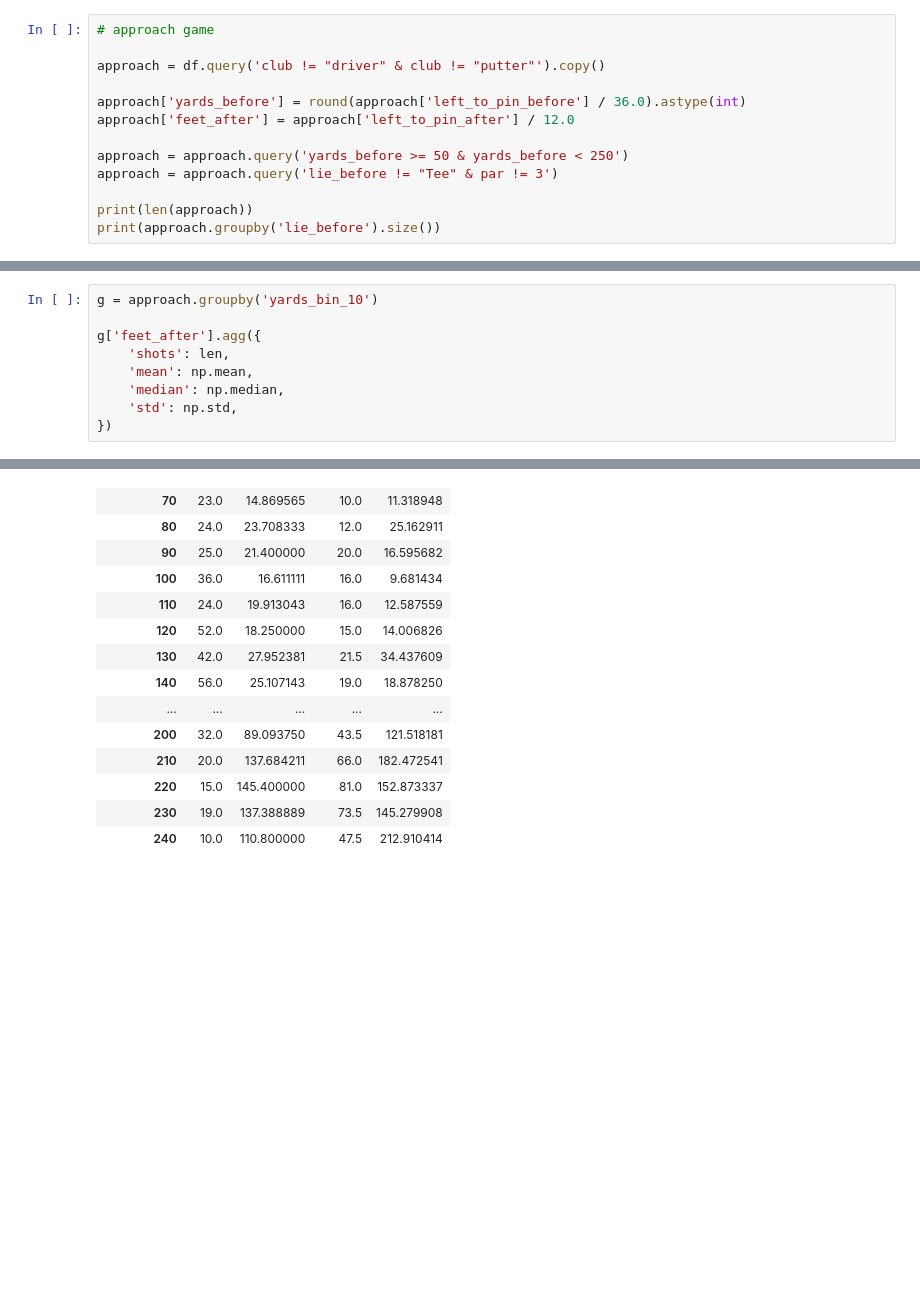
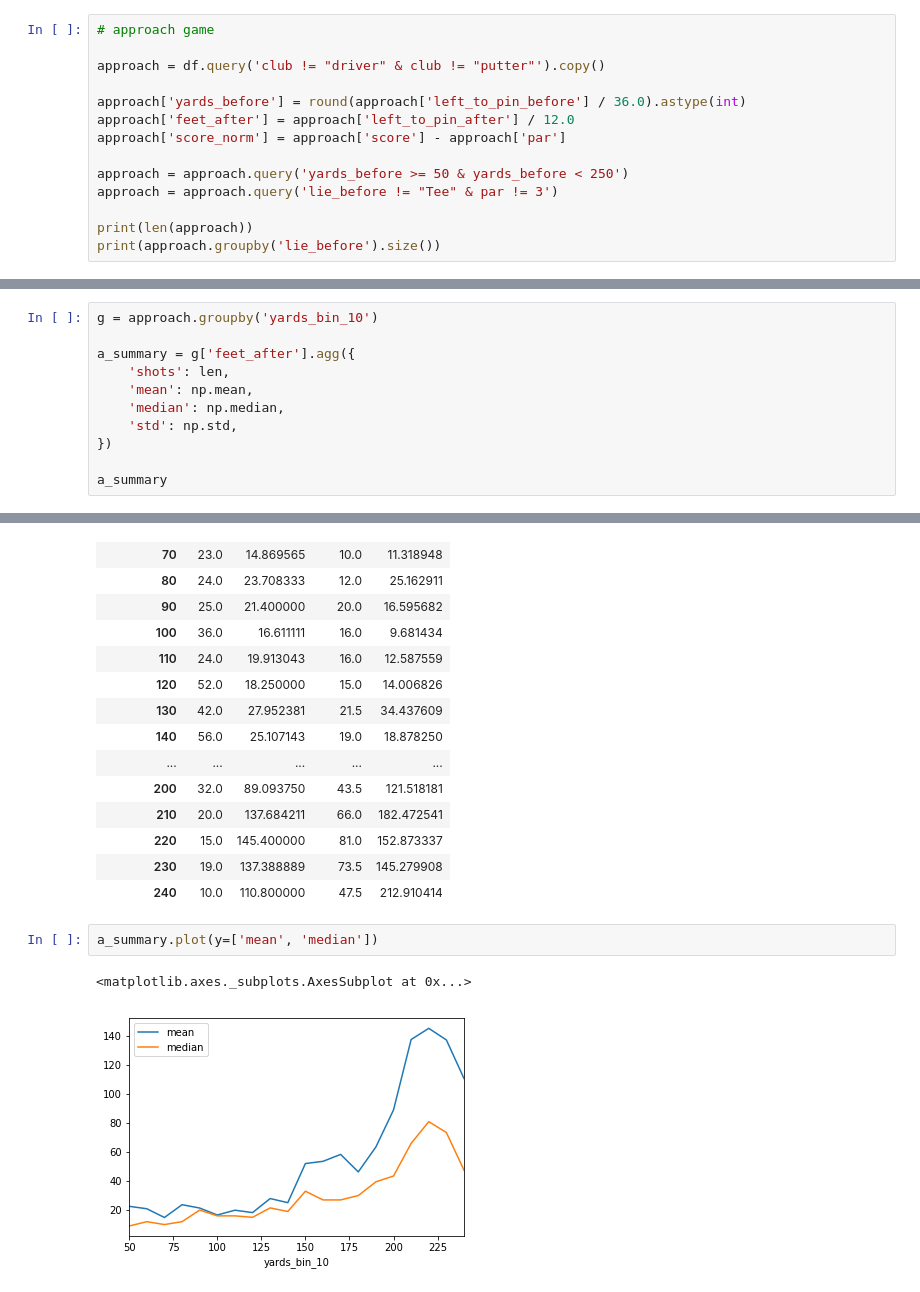
Before and after one commit to brendansudol/golf-moneyball, a Jupyter notebook: notebooks/explore.ipynb, the cells around one changed output, grey strips where cells are left out. Cells and saved outputs as stored; diff of their text form; blank space fills up the shorter version.

```diff
--- a/notebooks/explore.ipynb
+++ b/notebooks/explore.ipynb
@@ -248,6 +248,7 @@ approach = df.query('club != "driver" & club != "putter"').copy()
 
 approach['yards_before'] = round(approach['left_to_pin_before'] / 36.0).astype(int)
 approach['feet_after'] = approach['left_to_pin_after'] / 12.0
+approach['score_norm'] = approach['score'] - approach['par']
 
 approach = approach.query('yards_before >= 50 & yards_before < 250')
 approach = approach.query('lie_before != "Tee" & par != 3')
@@ -295,12 +276,14 @@ dtype: int64
 # %%
 g = approach.groupby('yards_bin_10')
 
-g['feet_after'].agg({
+a_summary = g['feet_after'].agg({
     'shots': len,
     'mean': np.mean,
     'median': np.median,
     'std': np.std,
 })
+
+a_summary
 # %% [output]
 |  | shots | mean | median | std |
 | yards_bin_10 |  |  |  |  |
@@ -320,3 +303,8 @@ g['feet_after'].agg({
 | 220 | 15.0 | 145.400000 | 81.0 | 152.873337 |
 | 230 | 19.0 | 137.388889 | 73.5 | 145.279908 |
 | 240 | 10.0 | 110.800000 | 47.5 | 212.910414 |
+# %%
+a_summary.plot(y=['mean', 'median'])
+# %% [output]
+<matplotlib.axes._subplots.AxesSubplot at 0x...>
+[figure, added]
```
Also changed, not shown: parts of 5 cells of this notebook.
